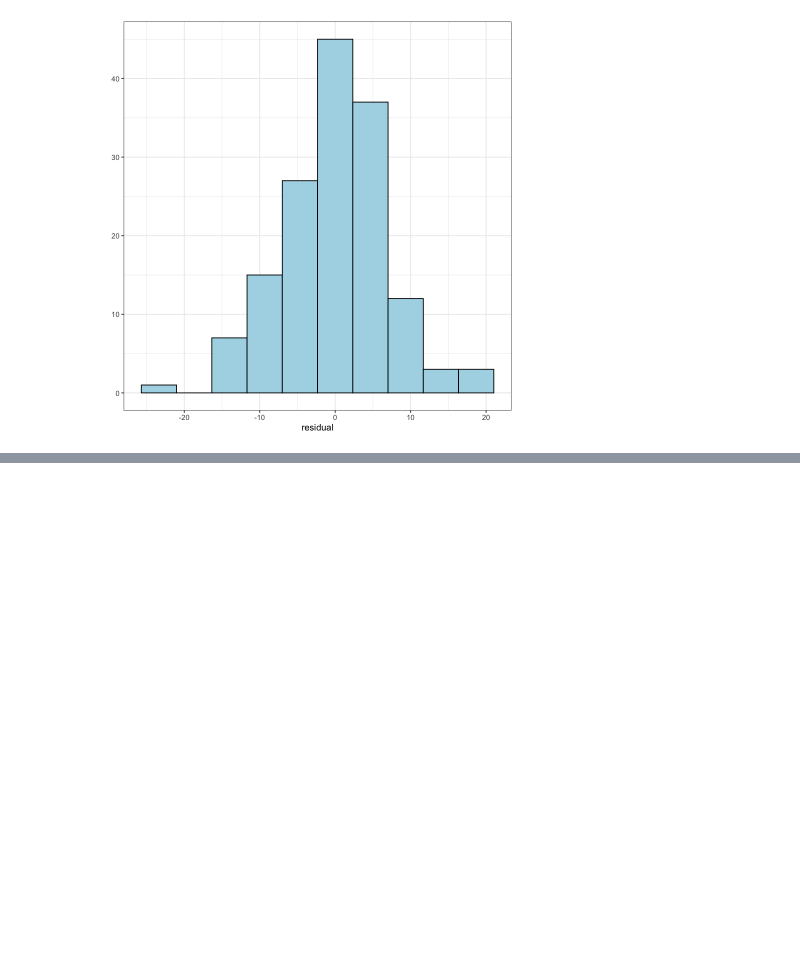
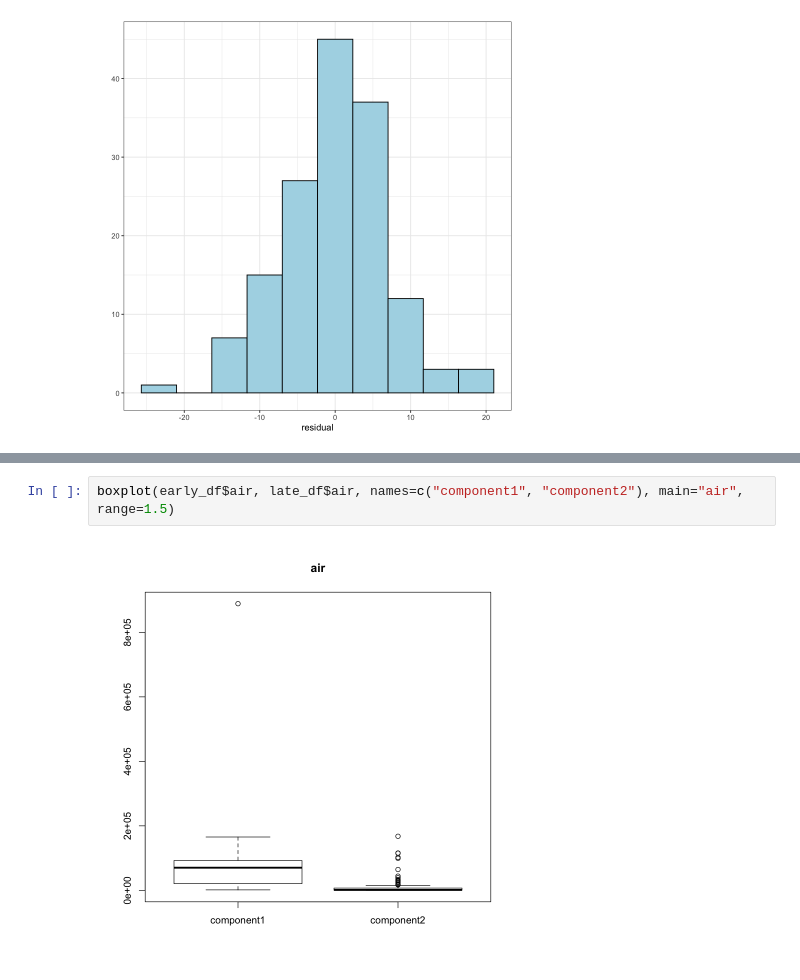
Before and after one commit to nori0724/COVID-19, a Jupyter notebook: notebook/修論用/4.6章解析結果可視化用_r.ipynb, the cells around one changed output, grey strips where cells are left out. Drawn from its saved outputs; the diff is of its cells as text; blank space fills up the shorter version.

```diff
--- a/notebook/修論用/4.6章解析結果可視化用_r.ipynb
+++ b/notebook/修論用/4.6章解析結果可視化用_r.ipynb
@@ -303,0 +341,4 @@ Saving 7 x 7 in image
+# %%
+boxplot(early_df$air, late_df$air, names=c("component1", "component2"), main="air", range=1.5)
+# %% [output]
+[figure, added]
```
Also changed, not shown: parts of 12 cells of this notebook, 2 other files.
